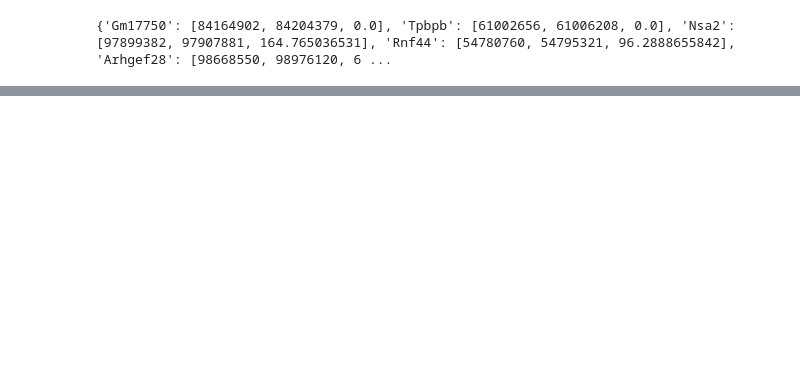
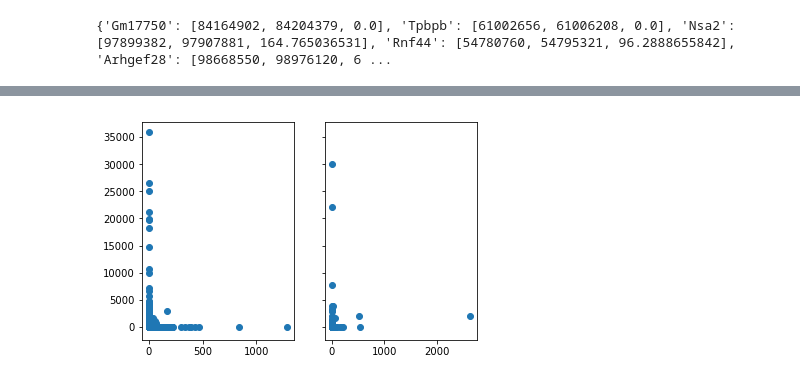
Before and after one commit to GiannaTricola/qbb2020-answers, a Jupyter notebook: week11/Week11.ipynb, the cells around one changed output, grey strips where cells are left out. Saved outputs shown, nothing was run; the diff lists cells and outputs as text; code cells hidden in the pictures; blank space fills up the shorter version.

```diff
--- a/week11/Week11.ipynb
+++ b/week11/Week11.ipynb
@@ -142,0 +139,25 @@ plt.show()
+# %%
+import pyBigWig
+A_H3K = []
+for key, value in positive_exp.items():
+    if key in genes.keys():
+        gene = key
+        FPKM = genes[key][2]
+        start = genes[key][0]
+        end = genes[key][1]
+        bw = pyBigWig.open('data/WT_H3K27me3.bw')
+        H3K = bw.stats('chr13', start , end , type='sum')
+        data = [gene, FPKM, H3K[0]]
+        A_H3K.append(data)
+# %%
+B_H3K = []
+for key, value in negative_exp.items():
+    if key in genes.keys():
+        gene = key
+        FPKM = genes[key][2]
+        start = genes[key][0]
+        end = genes[key][1]
+        bw = pyBigWig.open('data/WT_H3K27me3.bw')
+        H3K = bw.stats('chr13', start , end , type='sum')
+        data = [gene, FPKM, H3K[0]]
+        B_H3K.append(data)
@@ -142,0 +166,4 @@ plt.show()
+# %%
+df_A = pd.DataFrame(A_H3K, columns = ['gene', 'log2FPKM', 'H3K'])
+df_A['H3K'] = df_A['H3K'].fillna(0)
+df_A
@@ -142,0 +189,4 @@ plt.show()
+# %%
+df_B = pd.DataFrame(B_H3K, columns = ['gene', 'log2FPKM', 'H3K'])
+df_B['H3K'] = df_B['H3K'].fillna(0)
+df_B
@@ -142,0 +212,7 @@ plt.show()
+# %%
+fig, ax = plt.subplots(ncols= 2, sharey = True)
+ax[0].scatter(df_A['log2FPKM'], df_A['H3K'])
+ax[1].scatter(df_B['log2FPKM'], df_B['H3K'])
+plt.show()
+# %% [output]
+[figure, added]
```
Also changed, not shown: parts of 12 cells of this notebook.
